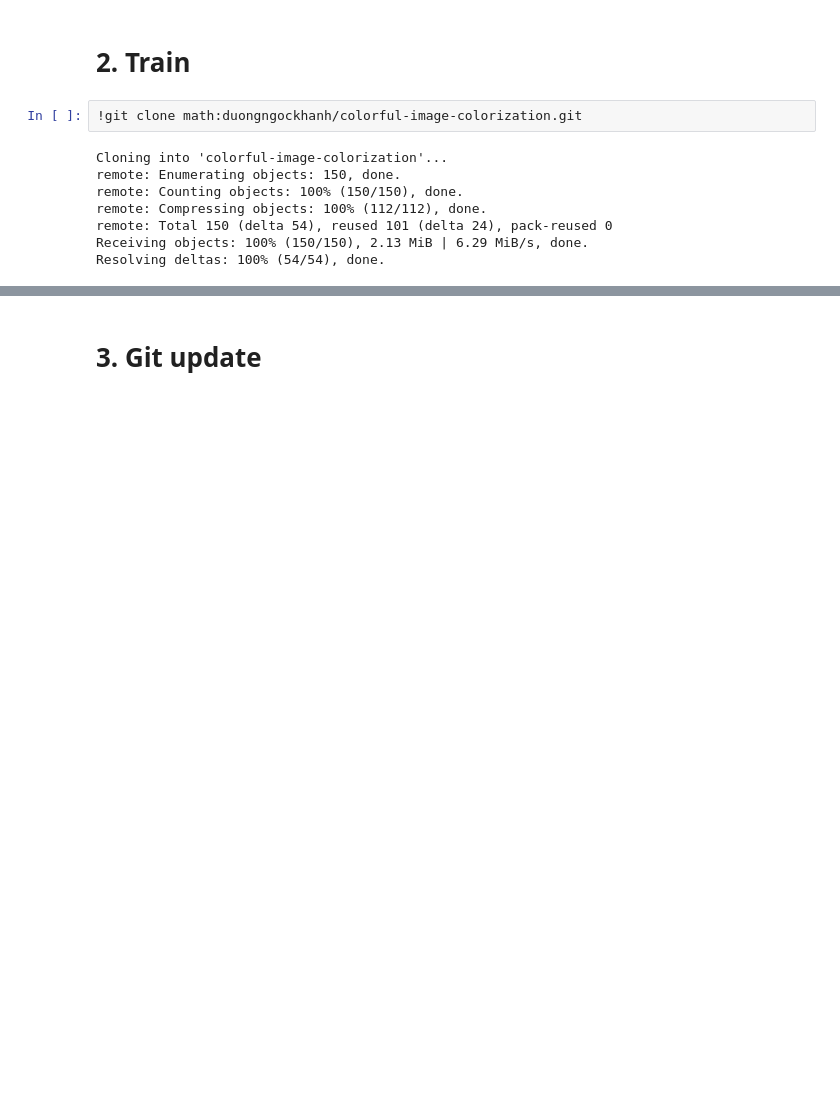
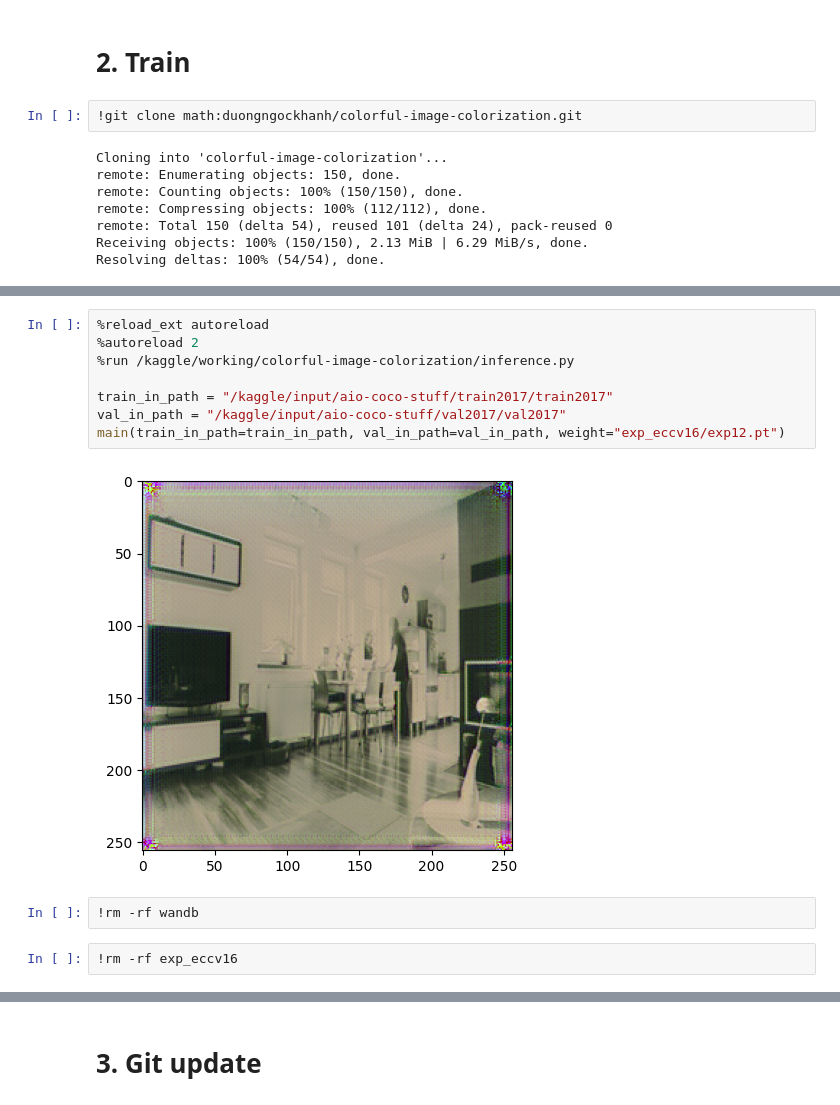
Before and after one commit to duongngockhanh/vgg-reg-colorization, a Jupyter notebook: kaggle.ipynb, the cells around one changed output, grey strips where cells are left out. Drawn from its saved outputs; the diff is of its cells as text; blank space fills up the shorter version.

Commit message:
add new kaggle notebook

```diff
--- a/kaggle.ipynb
+++ b/kaggle.ipynb
@@ -181,0 +165,14 @@ EPOCH 50:       Train loss: 260.7677    Val loss: 216.5625
+# %%
+%reload_ext autoreload
+%autoreload 2
+%run /kaggle/working/colorful-image-colorization/inference.py
+
+train_in_path = "/kaggle/input/aio-coco-stuff/train2017/train2017"
+val_in_path = "/kaggle/input/aio-coco-stuff/val2017/val2017"
+main(train_in_path=train_in_path, val_in_path=val_in_path, weight="exp_eccv16/exp12.pt")
+# %% [output]
+[figure, added]
+# %%
+!rm -rf wandb
+# %%
+!rm -rf exp_eccv16
```
Also changed, not shown: parts of 9 cells of this notebook.
